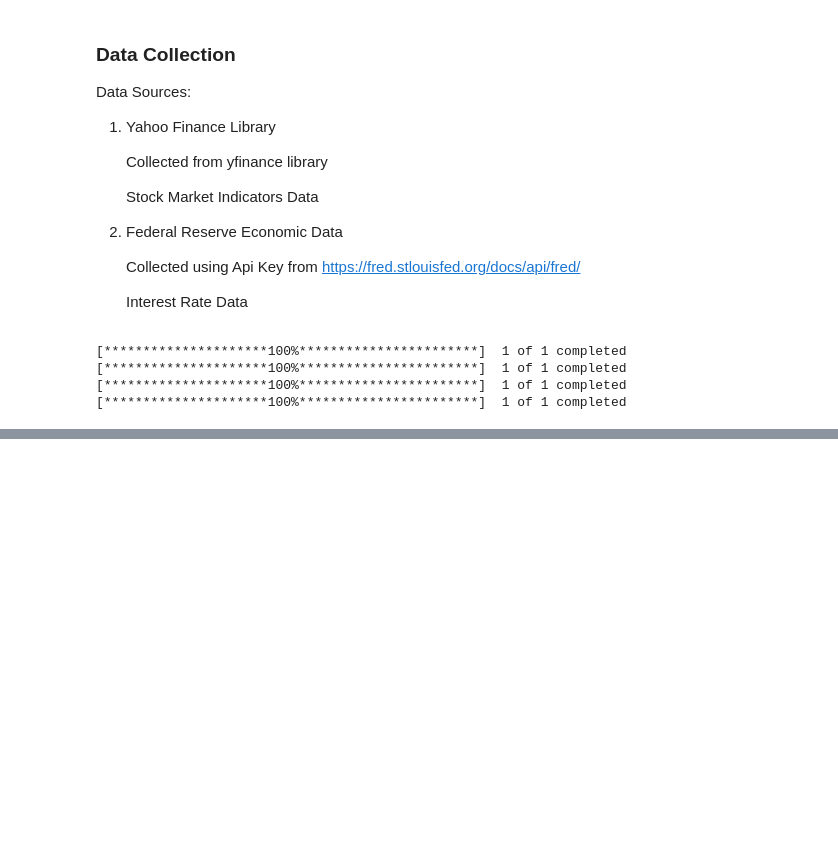
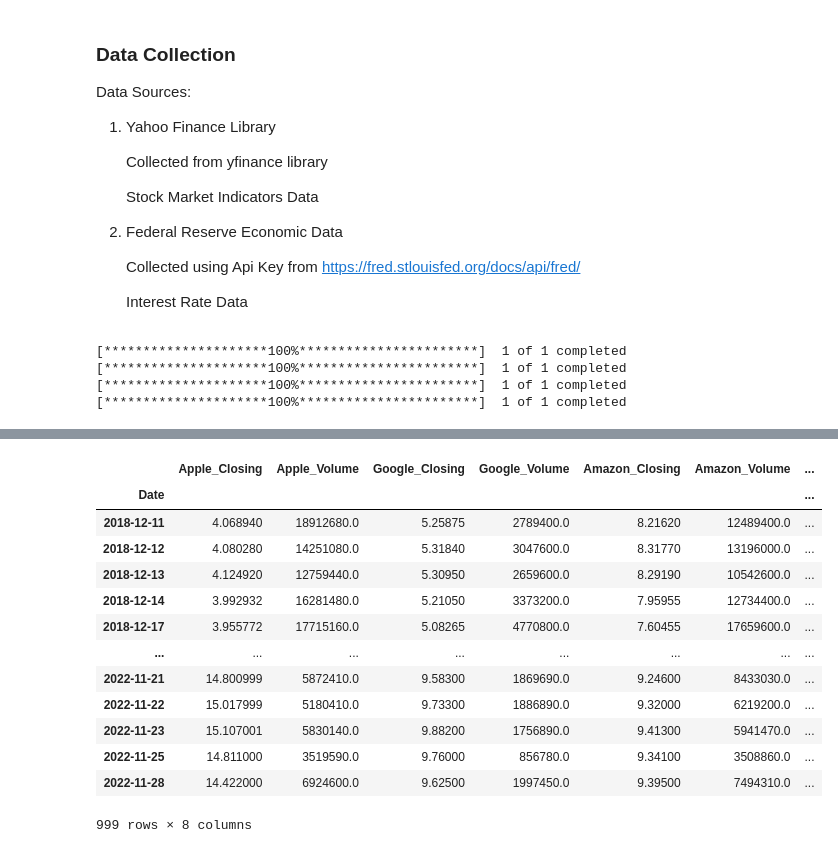
Before and after one commit to SyedaMasooma-CS/DS-510-, a Jupyter notebook: Project_nbk.ipynb, the cells around one changed output, grey strips where cells are left out. Saved outputs shown, nothing was run; the diff lists cells and outputs as text; code cells hidden in the pictures; blank space fills up the shorter version.

```diff
--- a/Project_nbk.ipynb
+++ b/Project_nbk.ipynb
@@ -35,0 +87,18 @@ warnings.simplefilter(action='ignore', category=FutureWarning)
+# %%
+final1 = final.iloc[:,0:8]/10
+final1
+# %% [output]
+|  | Apple_Closing | Apple_Volume | Google_Closing | Google_Volume | Amazon_Closing | Amazon_Volume | ... |
+| Date |  |  |  |  |  |  | ... |
+| 2018-12-11 | 4.068940 | 18912680.0 | 5.25875 | 2789400.0 | 8.21620 | 12489400.0 | ... |
+| 2018-12-12 | 4.080280 | 14251080.0 | 5.31840 | 3047600.0 | 8.31770 | 13196000.0 | ... |
+| 2018-12-13 | 4.124920 | 12759440.0 | 5.30950 | 2659600.0 | 8.29190 | 10542600.0 | ... |
+| 2018-12-14 | 3.992932 | 16281480.0 | 5.21050 | 3373200.0 | 7.95955 | 12734400.0 | ... |
+| 2018-12-17 | 3.955772 | 17715160.0 | 5.08265 | 4770800.0 | 7.60455 | 17659600.0 | ... |
+| ... | ... | ... | ... | ... | ... | ... | ... |
+| 2022-11-21 | 14.800999 | 5872410.0 | 9.58300 | 1869690.0 | 9.24600 | 8433030.0 | ... |
+| 2022-11-22 | 15.017999 | 5180410.0 | 9.73300 | 1886890.0 | 9.32000 | 6219200.0 | ... |
+| 2022-11-23 | 15.107001 | 5830140.0 | 9.88200 | 1756890.0 | 9.41300 | 5941470.0 | ... |
+| 2022-11-25 | 14.811000 | 3519590.0 | 9.76000 | 856780.0 | 9.34100 | 3508860.0 | ... |
+| 2022-11-28 | 14.422000 | 6924600.0 | 9.62500 | 1997450.0 | 9.39500 | 7494310.0 | ... |
+999 rows × 8 columns
```
Also changed, not shown: parts of 17 cells of this notebook.
